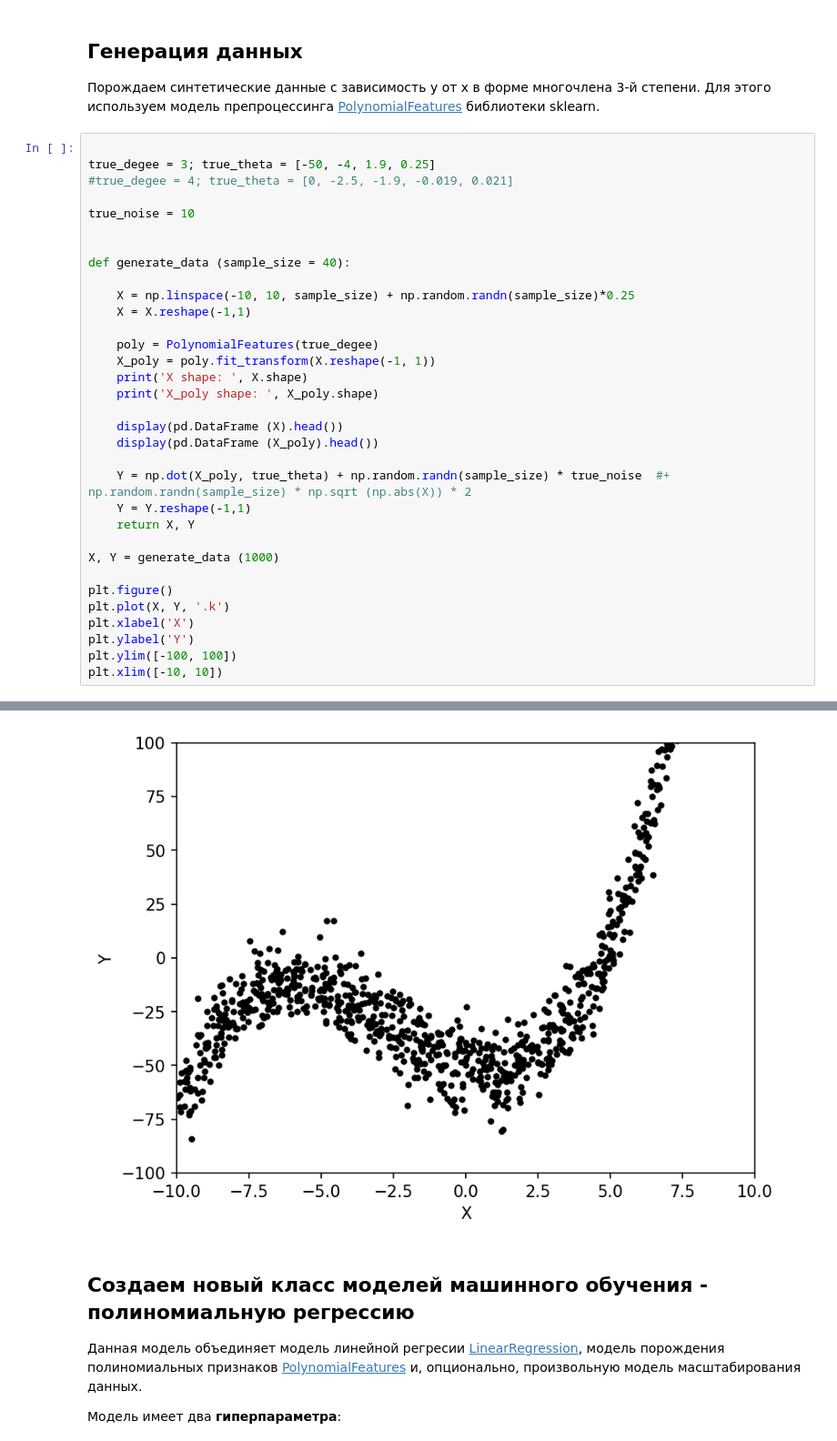
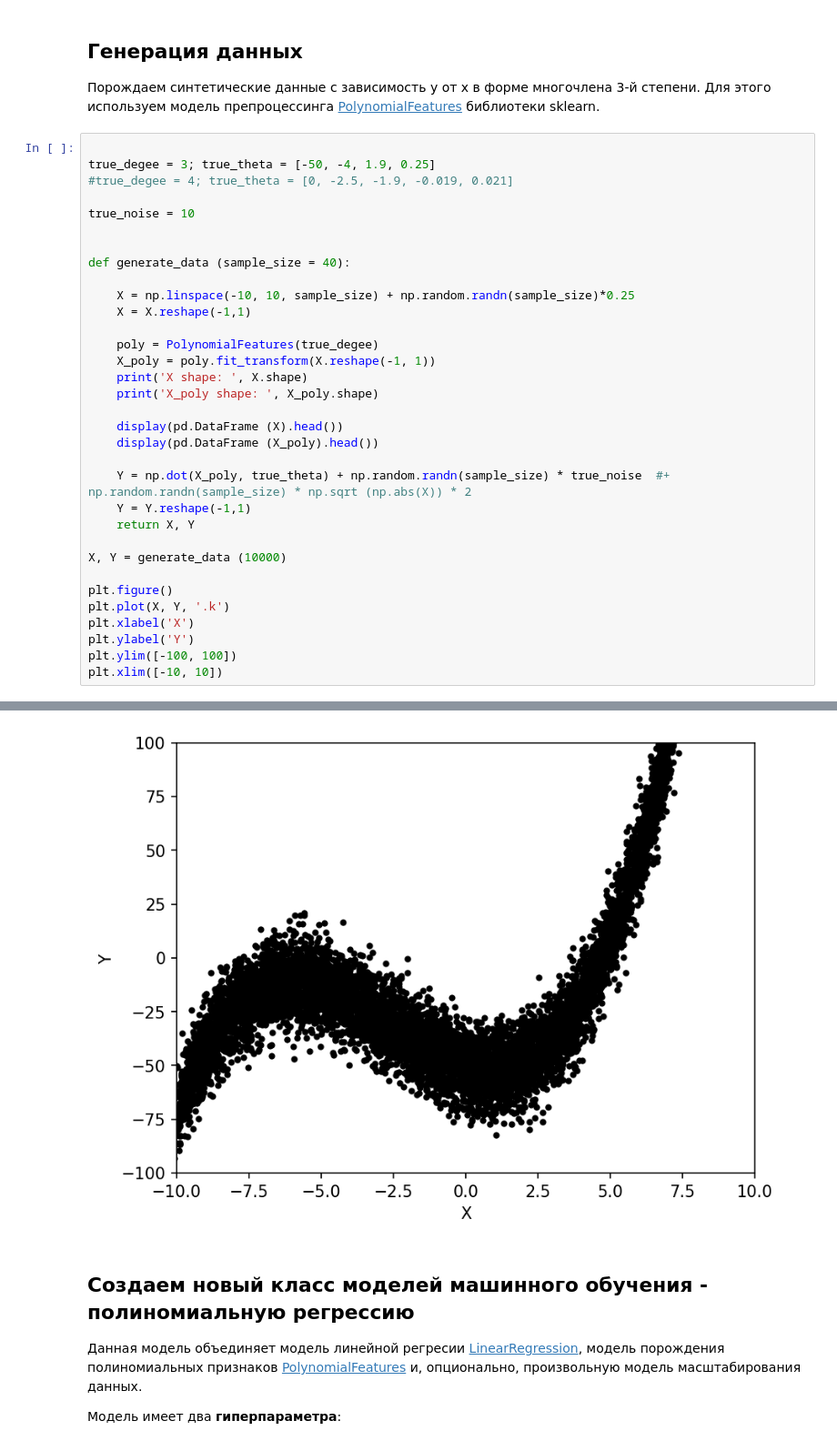
Before and after one commit to mvarentsov/ML4hydromet-2024, a Jupyter notebook: examples/Lect06b_Bootstrap_demo_synthetic_data.ipynb, the cells around one changed output, grey strips where cells are left out. Shown at 91% size. Cells and saved outputs as stored; diff of their text form.

```diff
--- a/examples/Lect06b_Bootstrap_demo_synthetic_data.ipynb
+++ b/examples/Lect06b_Bootstrap_demo_synthetic_data.ipynb
@@ -54,7 +54,7 @@ def generate_data (sample_size = 40):
     Y = Y.reshape(-1,1)
     return X, Y
 
-X, Y = generate_data (1000)
+X, Y = generate_data (10000)
 
 plt.figure()
 plt.plot(X, Y, '.k')
@@ -80,5 +80,5 @@ X_poly shape:  (1000, 4)
 (-10.0, 10.0)
-[figure, old version]
+[figure, new version]
 # %% [markdown]
 ## Создаем новый класс моделей машинного обучения - полиномиальную регрессию
 
```
Also changed, not shown: parts of 6 cells of this notebook, 3 other files.
